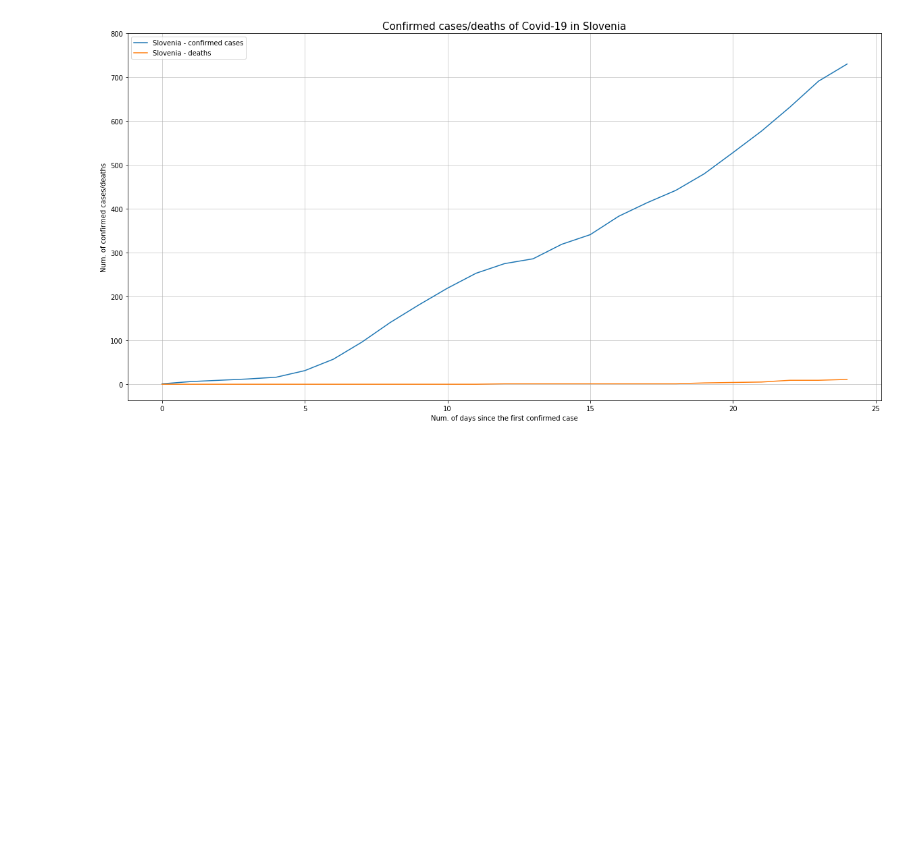
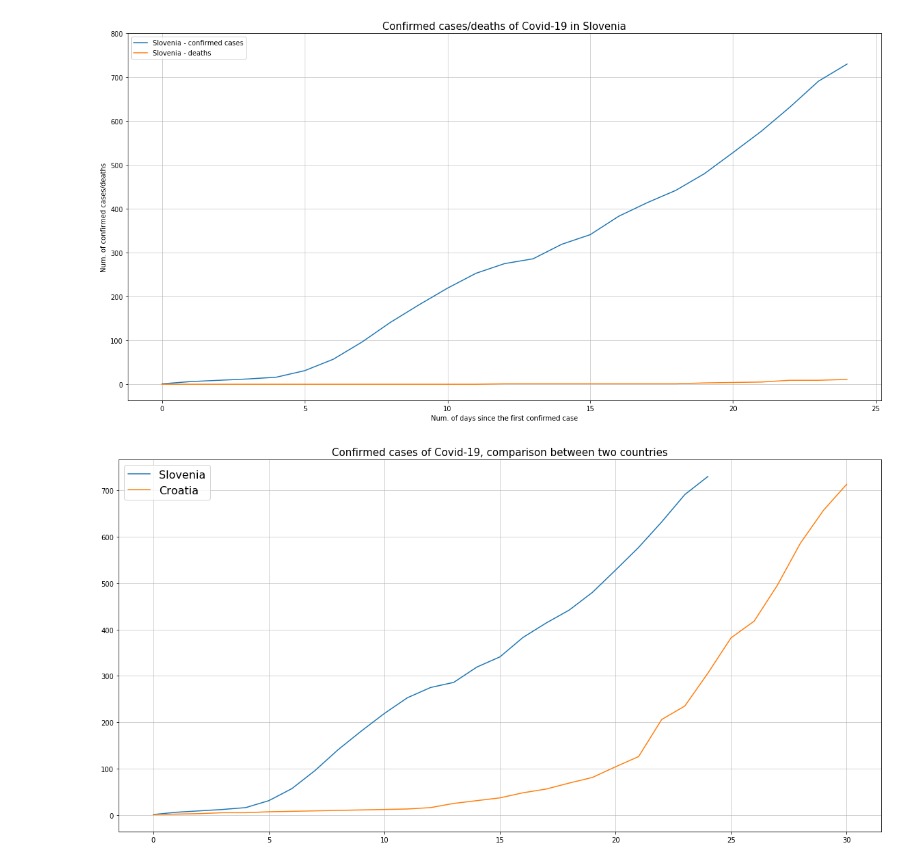
Before and after one commit to Zan-23/PR20NERJZ, a Jupyter notebook: notebooks/RokSimic.ipynb, the cells around one changed output. Saved outputs shown, nothing was run; the diff lists cells and outputs as text; code cells hidden in the pictures; blank space fills up the shorter version.

Commit message:
Fixed path, now relative. Added function compare(), compares two countries by their cases or deaths by Covid-19.

```diff
--- a/notebooks/RokSimic.ipynb
+++ b/notebooks/RokSimic.ipynb
@@ -6,7 +6,7 @@ import matplotlib
 import matplotlib.pyplot as plt
 import numpy as np
 # IMPORTANT : source is local, for testing use your own path
-reader = pd.read_csv(r"C:\Users\Dom\PR20NERJZ\podatki\corona_worldwide.csv")
+reader = pd.read_csv(r"..\podatki\corona_worldwide.csv")
 
 virus_array = reader.get_values()    #create array of data
 reader.head()
@@ -90,0 +139,4 @@ izrisi(virus_array, "slovenia", "both")
+# %%
+compare(virus_array, "slovenia", "croatia", "cases")
+# %% [output]
+[figure, added]
```
Also changed, not shown: parts of 3 cells of this notebook.
